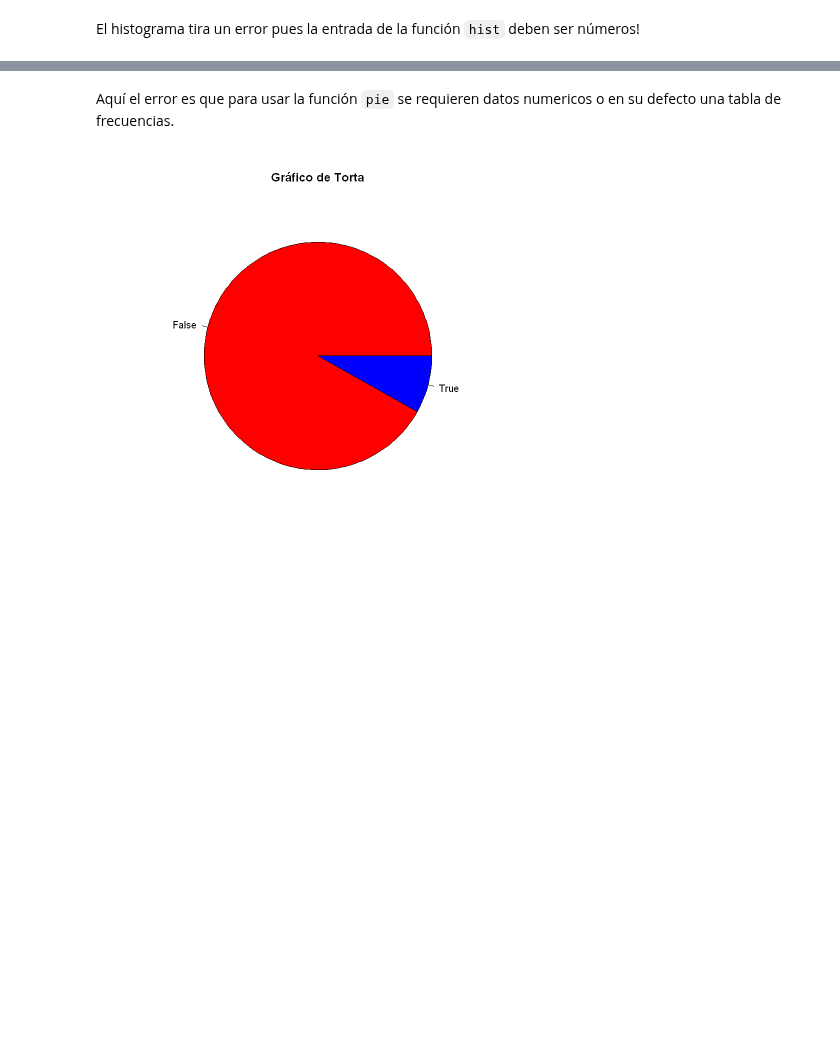
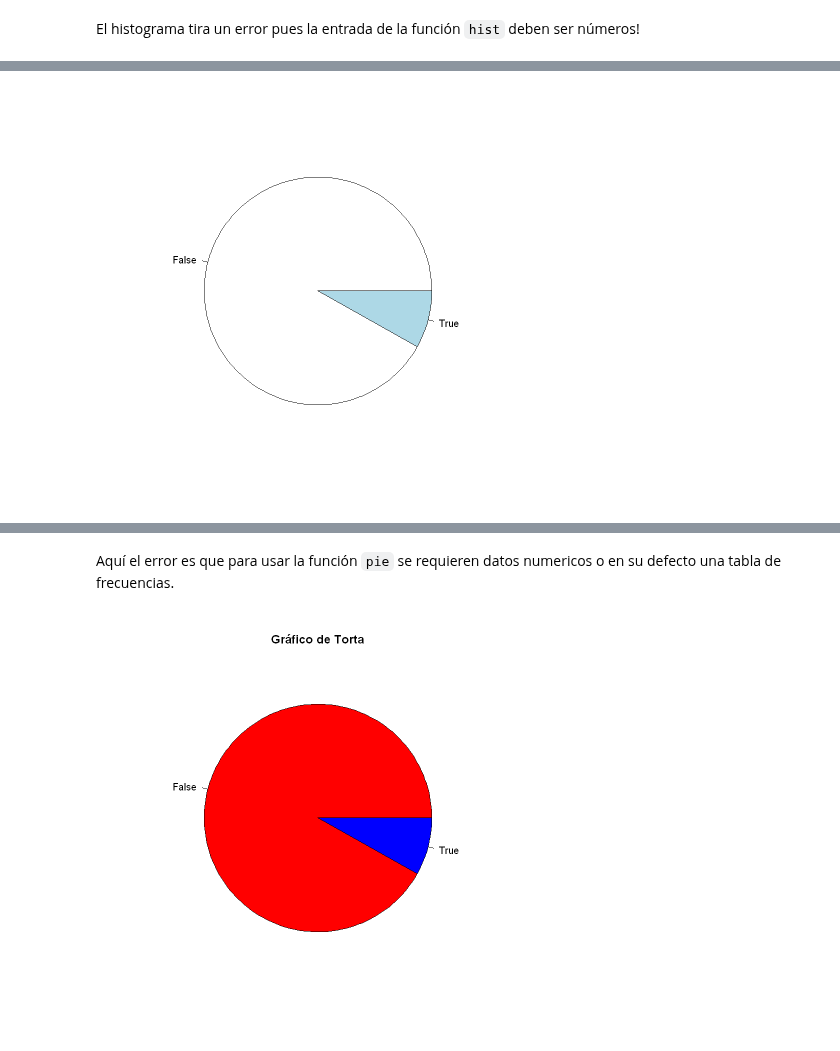
Before and after one commit to Fabimath/LEC-PYE, a Jupyter notebook: Clases/Clase_02.ipynb, the cells around one changed output, grey strips where cells are left out. Cells and saved outputs as stored; diff of their text form; code cells hidden in the pictures; blank space fills up the shorter version.

```diff
--- a/Clases/Clase_02.ipynb
+++ b/Clases/Clase_02.ipynb
@@ -184,0 +166,4 @@ ERROR: Error in pie(Legendario): 'x' values must be positive.
+# %%
+pie(table(legendario))
+# %% [output]
+[figure, added]
```
Also changed, not shown: parts of 29 cells of this notebook.
